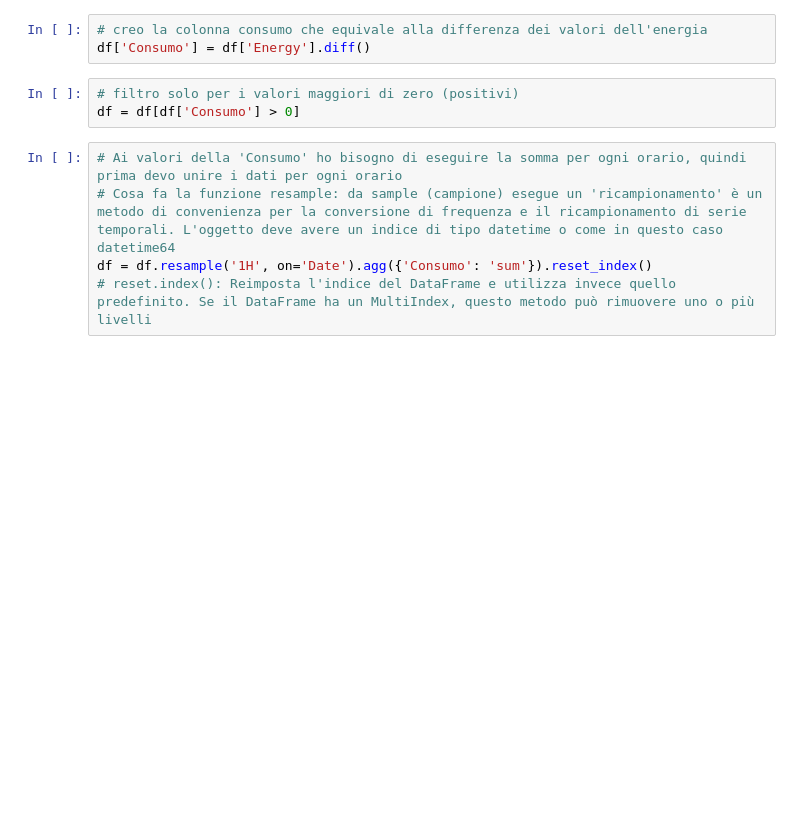
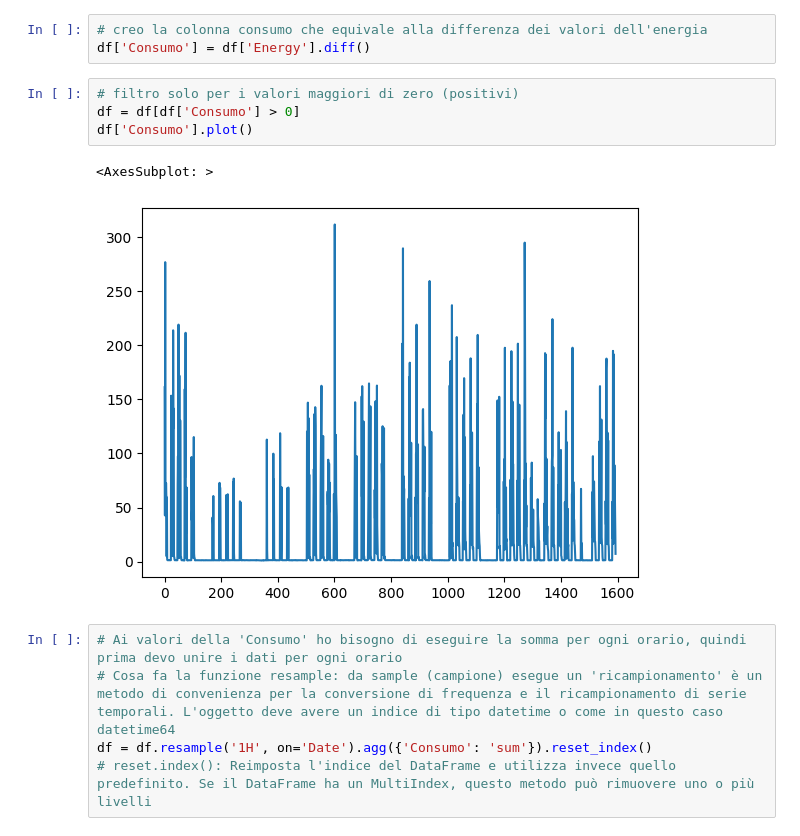
Before and after one commit to Marawan89/bigData_project, a Jupyter notebook: coffee_machine_heatmap.ipynb, the cells around one changed output. Saved outputs shown, nothing was run; the diff lists cells and outputs as text; blank space fills up the shorter version.

```diff
--- a/coffee_machine_heatmap.ipynb
+++ b/coffee_machine_heatmap.ipynb
@@ -104,6 +95,10 @@ df['Consumo'] = df['Energy'].diff()
 # %%
 # filtro solo per i valori maggiori di zero (positivi)
 df = df[df['Consumo'] > 0]
+df['Consumo'].plot()
+# %% [output]
+<AxesSubplot: >
+[figure, added]
 # %%
 # Ai valori della 'Consumo' ho bisogno di eseguire la somma per ogni orario, quindi prima devo unire i dati per ogni orario
 # Cosa fa la funzione resample: da sample (campione) esegue un 'ricampionamento' è un metodo di convenienza per la conversione di frequenza e il ricampionamento di serie temporali. L'oggetto deve avere un indice di tipo datetime o come in questo caso datetime64
```
Also changed, not shown: parts of 8 cells of this notebook.
